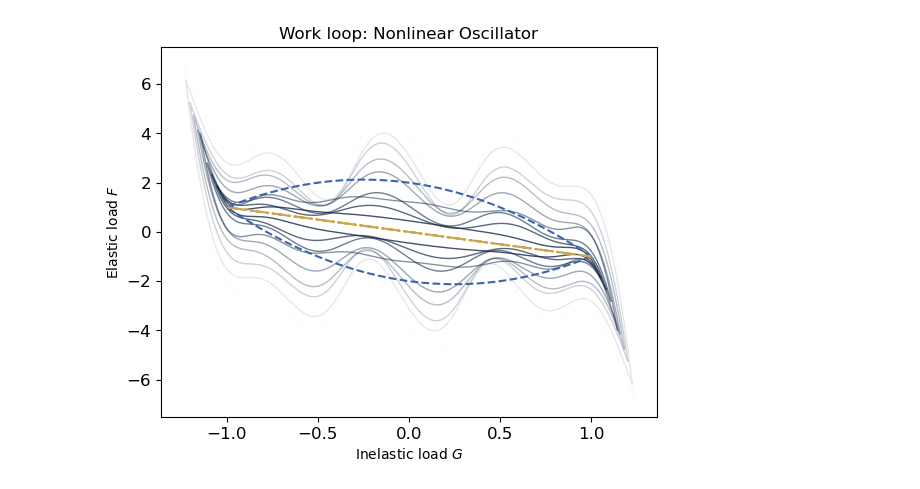
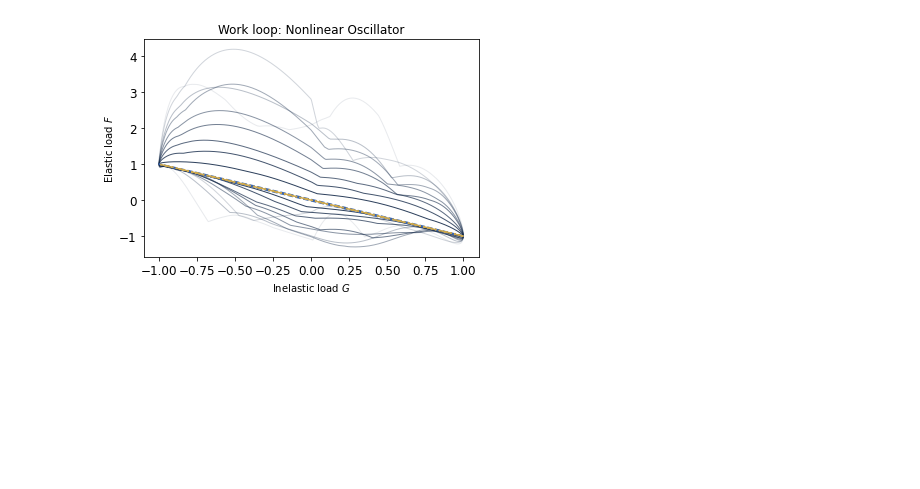
Before and after one commit to CharonDelMar/Master-Thesis, a Jupyter notebook: Master Thesis background/dataframe/plot code/Workloop.ipynb, the cells around one changed output. Cells and saved outputs as stored; diff of their text form; code cells hidden in the pictures; blank space fills up the shorter version.

```diff
--- a/Master Thesis background/dataframe/plot code/Workloop.ipynb
+++ b/Master Thesis background/dataframe/plot code/Workloop.ipynb
@@ -19,5 +19,7 @@ from __future__ import division
 #df = pd.read_csv('./numerical_continuation_activeset.csv')
 #df_F = pd.read_csv('./numerical_continuation_F_lower.csv')
 #df_G = pd.read_csv('./numerical_continuation_G_lower.csv')
-df = pd.read_csv('./Nonlinear.csv')
-#df
+df = pd.read_csv('./numerical_continuation_activeset_test.csv')
+df_F = pd.read_csv('./numerical_continuation_activeset_F.csv')
+df_G = pd.read_csv('./numerical_continuation_activeset_G.csv')
+df
@@ -81,9 +39,0 @@ array([[ 0.00000000e+00,  1.25789805e-02,  2.51559695e-02, ...,
-# %%
-for i in [0,29,49,69,89]:
-    xt = lower_F[i]
-    F = -lower_F[i]
-    G = lower_G[i]
-    plt.plot(xt,F)
-    plt.plot(xt,G)
-    #plt.plot(xt,G-F)
-plt.show()
@@ -167,38 +72,21 @@ def ddx(zeta,OR,a1,a2,a3,a4,a5,a6):
 # %%
 #Plot
 index = len(zeta)
 
-for i in [19,29,39,49,59,69,79,89,99]:
-    xt = x(zeta[i],OR[i],a1[i],a2[i],a3[i],a4[i],a5[i],a6[i])
-    dxt = dx(zeta[i],OR[i],a1[i],a2[i],a3[i],a4[i],a5[i],a6[i])
-    ddxt = ddx(zeta[i],OR[i],a1[i],a2[i],a3[i],a4[i],a5[i],a6[i])
+for i in [10,20,30,40,50,60,70,80,90]:
+    plt.plot(-F[i],G[i],c= "#172c4b",alpha=1-0.01 * i, linewidth=1,linestyle = '-')
 
-    G = ddxt + 2 * zeta [i] * dxt * abs(dxt)
-    F = - xt
-
-    #plt.plot(xt,G-F)
-    plt.plot(xt,G,c= "#172c4b",alpha=1-0.01 * i, linewidth=1,linestyle = '-')
-    #plt.plot(xt,F,c= "#cba74e",alpha=1-0.01, linewidth=1.5,linestyle = '-.')
-
-xt = x(zeta[0],OR[0],a1[0],a2[0],a3[0],a4[0],a5[0],a6[0])
-dxt = dx(zeta[0],OR[0],a1[0],a2[0],a3[0],a4[0],a5[0],a6[0])
-ddxt = ddx(zeta[0],OR[0],a1[0],a2[0],a3[0],a4[0],a5[0],a6[0])
-
-G = ddxt + 2 * zeta [i] * dxt * abs(dxt)
-F = - xt
-
-#plt.plot(xt,G-F)
-plt.plot(xt,G,c= "#3b65ac",alpha=1, linewidth=1.5,linestyle = '--')
-plt.plot(xt,F,c= "#cba74e",alpha=1, linewidth=1.5,linestyle = '-.')
+plt.plot(-F[0],G[0],c= "#3b65ac",alpha=1, linewidth=1.5,linestyle = '--')
+plt.plot(-F[0],F[0],c= "#cba74e",alpha=1, linewidth=1.5,linestyle = '-.')
 
 plt.xticks(fontsize=12)
 plt.yticks(fontsize=12)
 
 plt.xlabel( r"Inelastic load $G$")
 plt.ylabel(r"Elastic load $F$")
 plt.title('Work loop: Nonlinear Oscillator')
 plt.savefig('workloop-Nonlinear(2).svg',format='svg',dpi=600)
 plt.show()
 # %% [output]
-[figure, old version]
+[figure, new version]
 # %%
```
Also changed, not shown: parts of 8 cells of this notebook, 21 other files.
